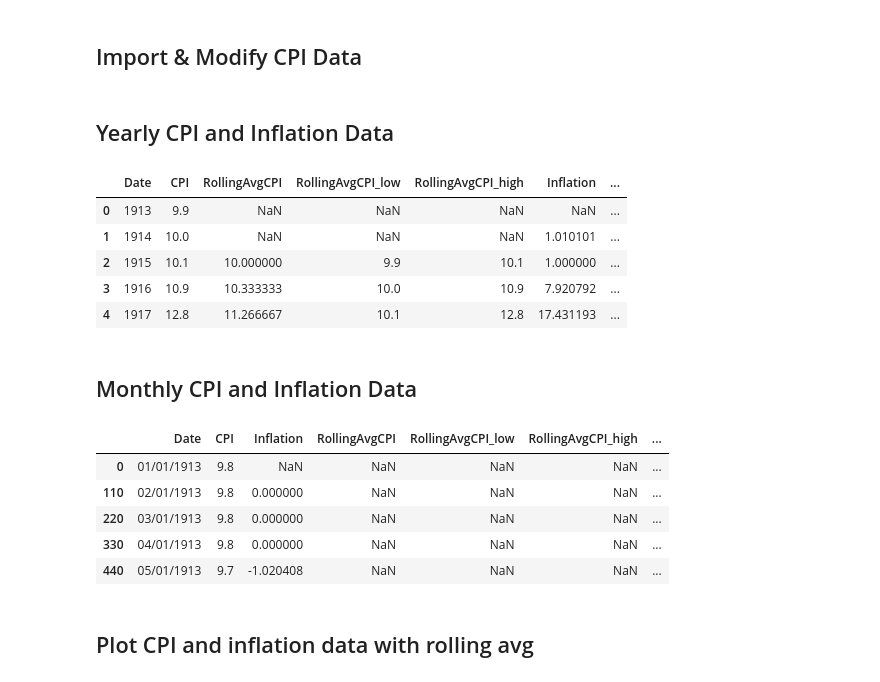
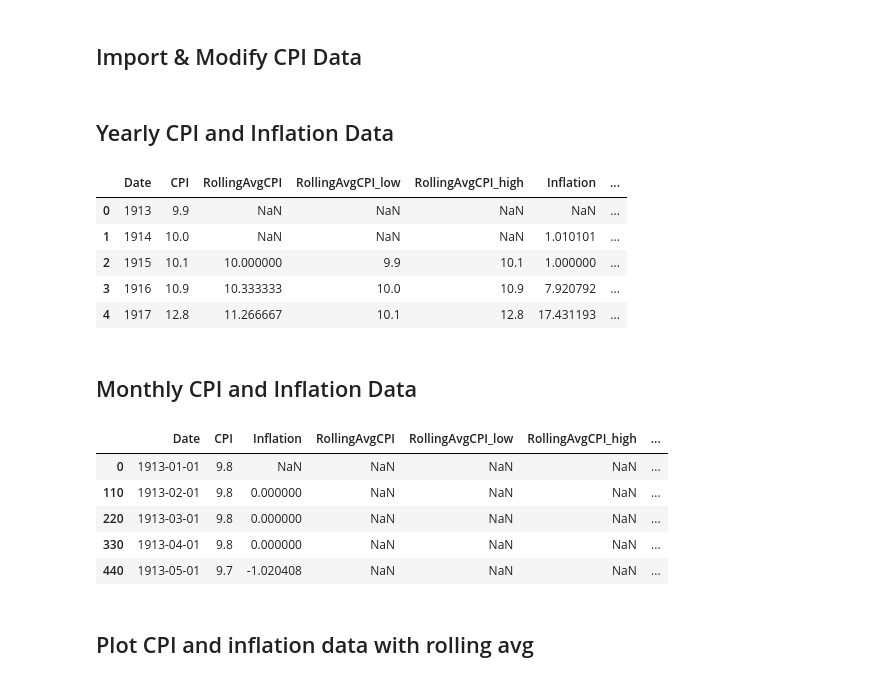
Before and after one commit to Bkeith3248/MGT6203Project, a Jupyter notebook: ProjectNotebook.ipynb, the cells around one changed output. Saved outputs shown, nothing was run; the diff lists cells and outputs as text; code cells hidden in the pictures.

Commit message:
changes to date formatting

```diff
--- a/ProjectNotebook.ipynb
+++ b/ProjectNotebook.ipynb
@@ -80,39 +80,40 @@ window_monthly = 6
 #use pd.melt to combine columns and rows
 cpi_monthly = pd.melt(cpi_monthly, id_vars=["Year"], var_name="Month", value_name = "CPI")
 #modify columns to get usable format and calculate inflation
 cpi_monthly['Date'] = cpi_monthly.Month + " " + cpi_monthly.Year.map(str)
 cpi_monthly = cpi_monthly[['Date','CPI']]
 cpi_monthly["Date"] = pd.to_datetime(cpi_monthly.Date, format="%b %Y", dayfirst=True)
 cpi_monthly = cpi_monthly.sort_values("Date")
-cpi_monthly ['Date'] = cpi_monthly['Date'].dt.strftime('%m/%d/%Y')
+#cpi_monthly ['Date'] = cpi_monthly['Date'].dt.strftime('%m/%d/%Y')
+cpi_monthly ['Date'] = cpi_monthly['Date'].dt.date
 cpi_monthly['Inflation'] = (cpi_monthly.CPI.diff()/ cpi_monthly['CPI'].shift(1))*100
 
 cpi_monthly['RollingAvgCPI'] = cpi_monthly.CPI.rolling(window_monthly).mean()
 cpi_monthly['RollingAvgCPI_low'] = cpi_monthly.CPI.rolling(window_monthly).min()
 cpi_monthly['RollingAvgCPI_high'] = cpi_monthly.CPI.rolling(window_monthly).max()
 
 cpi_monthly['Inflation'] = (cpi_monthly.CPI.diff()/ cpi_monthly['CPI'].shift(1))*100
 cpi_monthly['RollingAvgInflation'] = cpi_monthly.Inflation.rolling(window_monthly).mean()
 cpi_monthly['RollingAvgInflation_low'] = cpi_monthly.Inflation.rolling(window_monthly).min()
 cpi_monthly['RollingAvgInflation_high'] = cpi_monthly.Inflation.rolling(window_monthly).max()
 
 display(Markdown('<h2>Monthly CPI and Inflation Data</h2>'))
 display(cpi_monthly.head())
 # %% [output]
 <h2>Yearly CPI and Inflation Data</h2>
 |  | Date | CPI | RollingAvgCPI | RollingAvgCPI_low | RollingAvgCPI_high | Inflation | ... |
 | 0 | 1913 | 9.9 | NaN | NaN | NaN | NaN | ... |
 | 1 | 1914 | 10.0 | NaN | NaN | NaN | 1.010101 | ... |
 | 2 | 1915 | 10.1 | 10.000000 | 9.9 | 10.1 | 1.000000 | ... |
 | 3 | 1916 | 10.9 | 10.333333 | 10.0 | 10.9 | 7.920792 | ... |
 | 4 | 1917 | 12.8 | 11.266667 | 10.1 | 12.8 | 17.431193 | ... |
 <h2>Monthly CPI and Inflation Data</h2>
 |  | Date | CPI | Inflation | RollingAvgCPI | RollingAvgCPI_low | RollingAvgCPI_high | ... |
-| 0 | 01/01/1913 | 9.8 | NaN | NaN | NaN | NaN | ... |
-| 110 | 02/01/1913 | 9.8 | 0.000000 | NaN | NaN | NaN | ... |
-| 220 | 03/01/1913 | 9.8 | 0.000000 | NaN | NaN | NaN | ... |
-| 330 | 04/01/1913 | 9.8 | 0.000000 | NaN | NaN | NaN | ... |
-| 440 | 05/01/1913 | 9.7 | -1.020408 | NaN | NaN | NaN | ... |
+| 0 | 1913-01-01 | 9.8 | NaN | NaN | NaN | NaN | ... |
+| 110 | 1913-02-01 | 9.8 | 0.000000 | NaN | NaN | NaN | ... |
+| 220 | 1913-03-01 | 9.8 | 0.000000 | NaN | NaN | NaN | ... |
+| 330 | 1913-04-01 | 9.8 | 0.000000 | NaN | NaN | NaN | ... |
+| 440 | 1913-05-01 | 9.7 | -1.020408 | NaN | NaN | NaN | ... |
 # %% [markdown]
 ## Plot CPI and inflation data with rolling avg
 # %%
```
Also changed, not shown: parts of 2 cells of this notebook.
